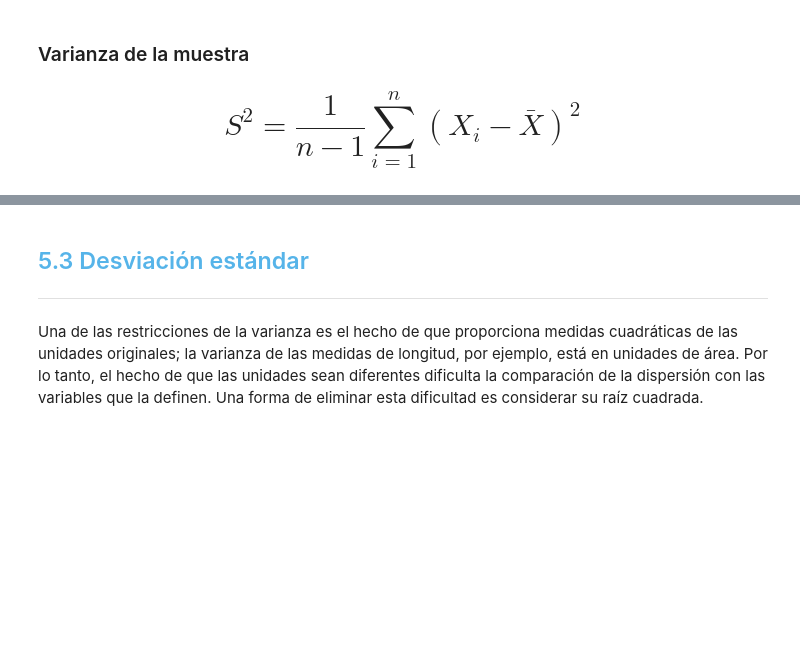
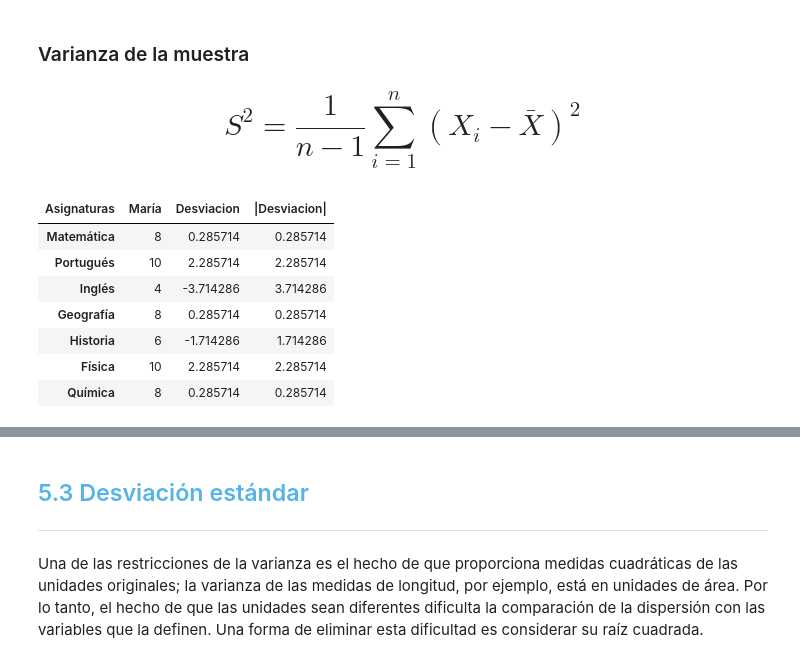
Before and after one commit to r2x4/machine_alura_oracle, a Jupyter notebook: frecuencia_medidas/colab_estadistica.ipynb.ipynb, the cells around one changed output, grey strips where cells are left out. Drawn from its saved outputs; the diff is of its cells as text; code cells hidden in the pictures; blank space fills up the shorter version.

```diff
--- a/frecuencia_medidas/colab_estadistica.ipynb.ipynb
+++ b/frecuencia_medidas/colab_estadistica.ipynb.ipynb
@@ -1551,3 +1598,17 @@ La varianza se construye a partir de las diferencias entre cada observación y l
 ### Varianza de la muestra
 
 # $$S^2 = \frac 1{n-1}\sum_{i=1}^{n}(X_i-\bar{X})^2$$
+# %%
+# deviacion alrededor de la media
+
+notas_maria_dispersion.loc[:,'Desviacion'] = notas_maria_dispersion['María'] - notas_media_maria
+notas_maria_dispersion
+# %% [output]
+| Asignaturas | María | Desviacion | |Desviacion| |
+| Matemática | 8 | 0.285714 | 0.285714 |
+| Portugués | 10 | 2.285714 | 2.285714 |
+| Inglés | 4 | -3.714286 | 3.714286 |
+| Geografía | 8 | 0.285714 | 0.285714 |
+| Historia | 6 | -1.714286 | 1.714286 |
+| Física | 10 | 2.285714 | 2.285714 |
+| Química | 8 | 0.285714 | 0.285714 |
```
Also changed, not shown: parts of 11 cells of this notebook.
